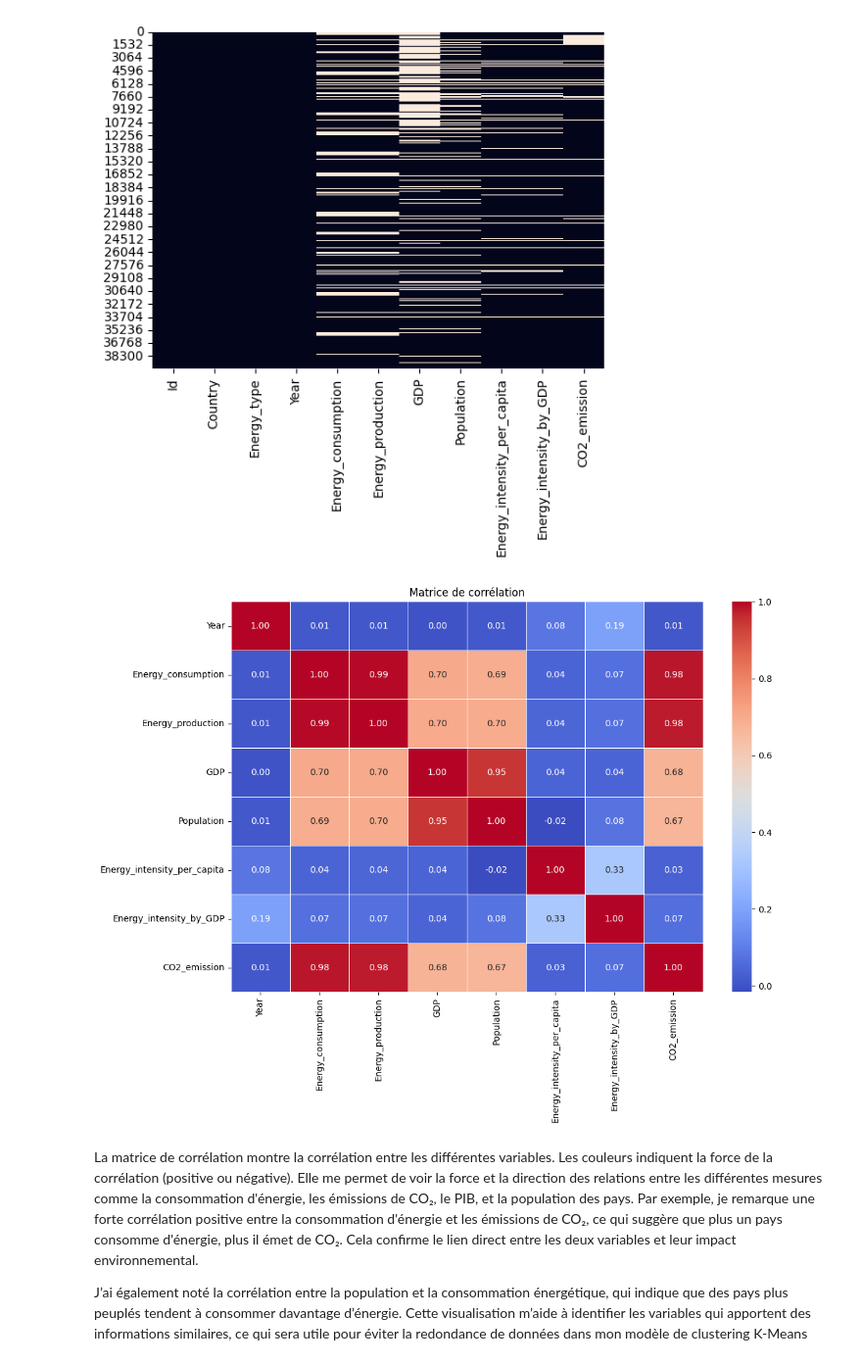
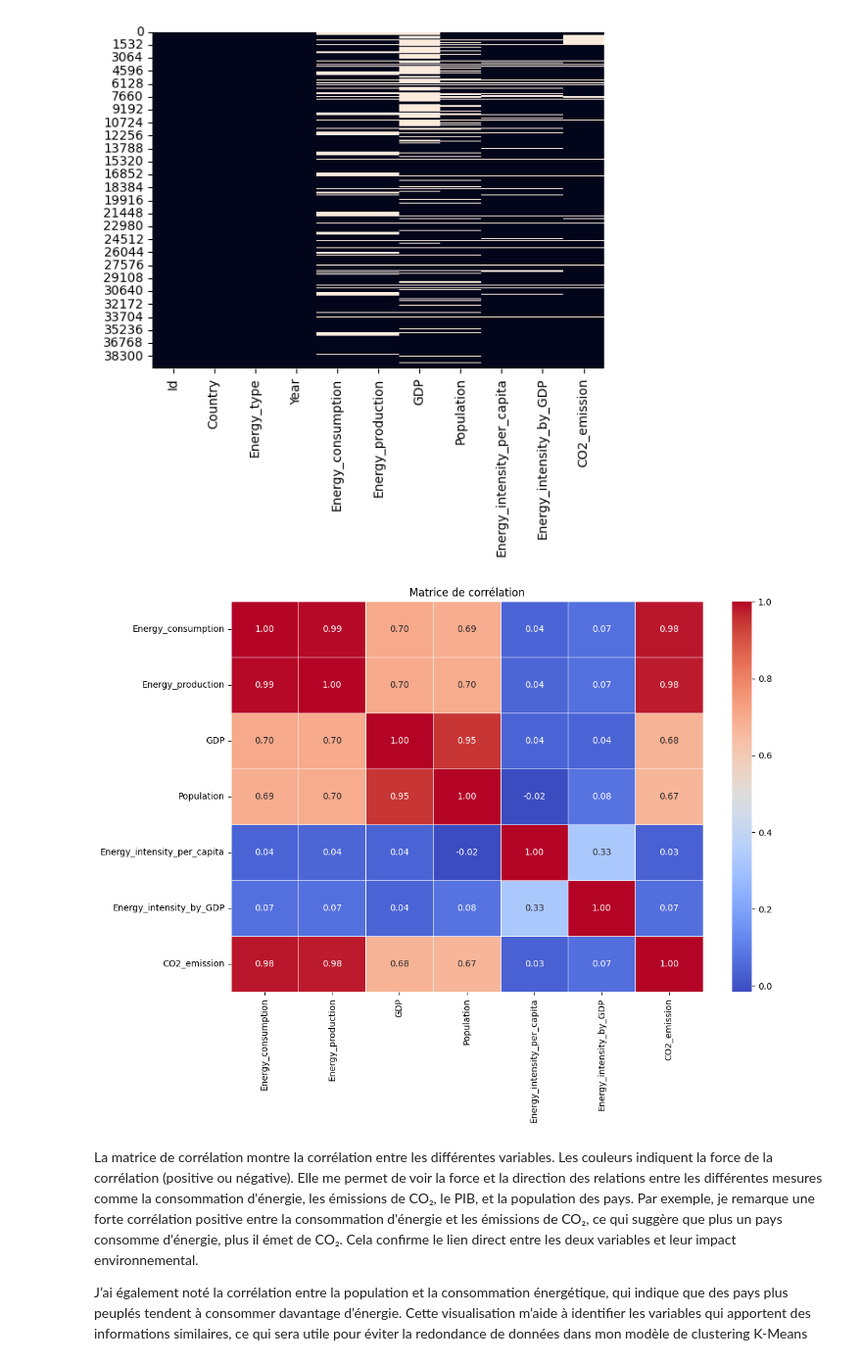
Before and after one commit to Ewnn/K-MeansClustering, a Jupyter notebook: EDA.ipynb, the cells around one changed output. Shown at 98% size. Cells and saved outputs as stored; diff of their text form; code cells hidden in the pictures.

```diff
--- a/EDA.ipynb
+++ b/EDA.ipynb
@@ -136,19 +136,21 @@ plt.show()
 # %% [output]
 [figure]
 # %%
+cols_to_drop = ['Id','Year']
+training_data_cleaned = training_data.drop(columns=cols_to_drop)
 # Calcul of correlations
 numeric_columns = training_data_cleaned.select_dtypes(include=['float64', 'int64']).columns
 
 # Calculer la matrice de corrélation pour les colonnes numériques
 correlation_matrix = training_data_cleaned[numeric_columns].corr()
 
 # Afficher la heatmap
 plt.figure(figsize=(12, 8))
 sns.heatmap(correlation_matrix, annot=True, cmap='coolwarm', fmt='.2f', linewidths=0.5)
 plt.title('Matrice de corrélation')
 plt.show()
 # %% [output]
-[figure, old version]
+[figure, new version]
 # %% [markdown]
 La matrice de corrélation montre la corrélation entre les différentes variables. Les couleurs indiquent la force de la corrélation (positive ou négative). Elle me permet de voir la force et la direction des relations entre les différentes mesures comme la consommation d'énergie, les émissions de CO₂, le PIB, et la population des pays. Par exemple, je remarque une forte corrélation positive entre la consommation d'énergie et les émissions de CO₂, ce qui suggère que plus un pays consomme d'énergie, plus il émet de CO₂. Cela confirme le lien direct entre les deux variables et leur impact environnemental.
 
```
Also changed, not shown: parts of 1 cell of this notebook, 1 other file.
